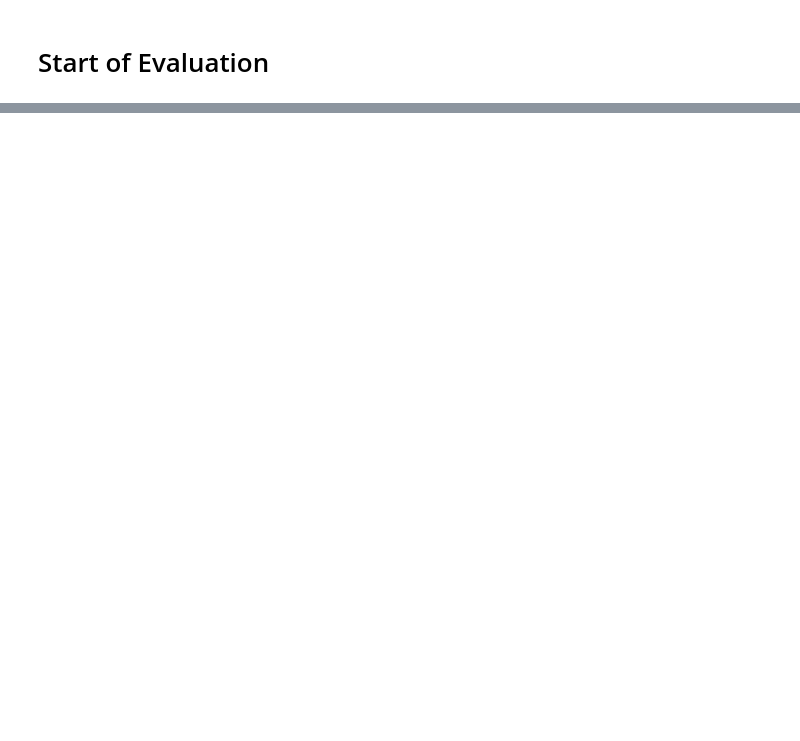
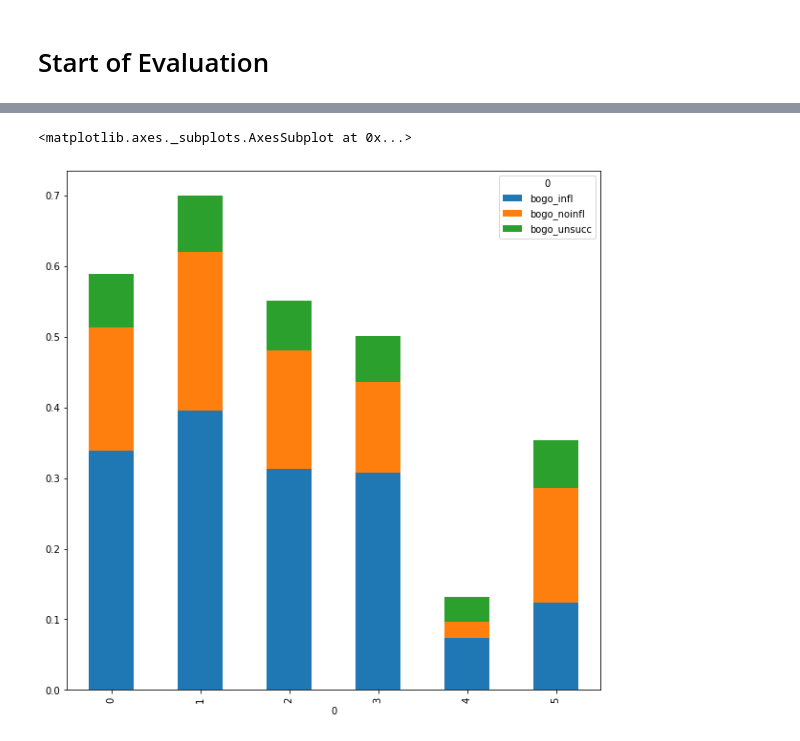
Before and after one commit to ludmann-stefan/Starbucks_CapstoneProject, a Jupyter notebook: ML StarbucksProject.ipynb, the cells around one changed output, grey strips where cells are left out. Drawn from its saved outputs; the diff is of its cells as text; code cells hidden in the pictures; blank space fills up the shorter version.

```diff
--- a/ML StarbucksProject.ipynb
+++ b/ML StarbucksProject.ipynb
@@ -1000,0 +966,25 @@ get_cluster_  (cluster, offer_type, influence)
+# %%
+i = 0
+
+bogo = []
+disc = []
+
+while i < k:
+    cluster = i
+
+
+    data_bogo, data_disc = get_cluster_desc  (cluster, analyzes_DF_train)
+
+    bogo.append (data_bogo.loc ['count']/clusters_bogo_sent.loc [cluster])
+    disc.append (data_disc.loc ['count']/clusters_disc_sent.loc [cluster])
+
+    i += 1
+
+v = pd.DataFrame ([0, 1, 2, 3, 4, 5, 6, 7, 8, 9, 10])
+
+
+bogo1 = pd.DataFrame (bogo).T
+bogo1.columns = v[0] [0:k]
+
+disc1 = pd.DataFrame (disc).T
+disc1.columns = v[0] [0:k]
@@ -1000,0 +1007,5 @@ get_cluster_  (cluster, offer_type, influence)
+# %%
+bogo1.T.plot (kind = 'bar', stacked = True)
+# %% [output]
+<matplotlib.axes._subplots.AxesSubplot at 0x...>
+[figure, added]
```
Also changed, not shown: parts of 97 cells of this notebook.
